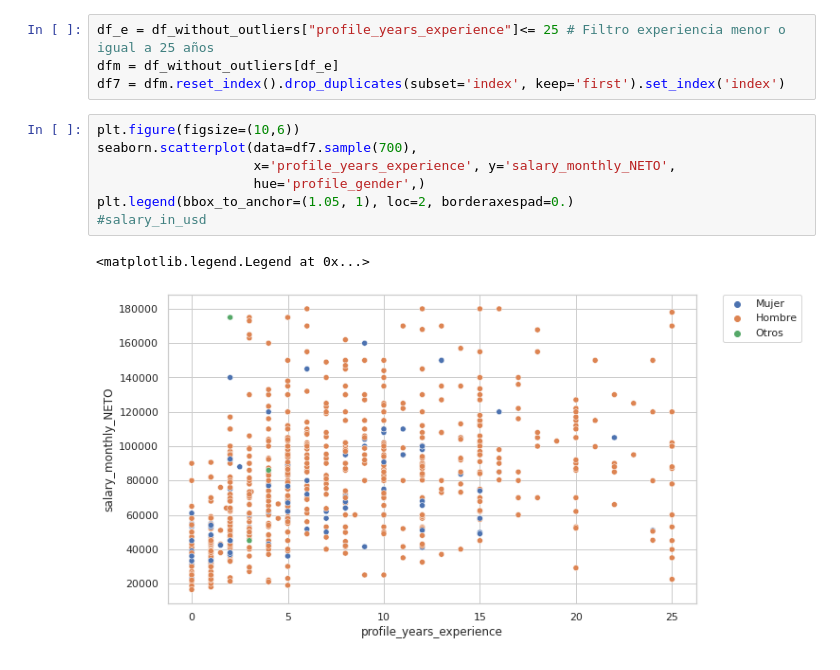
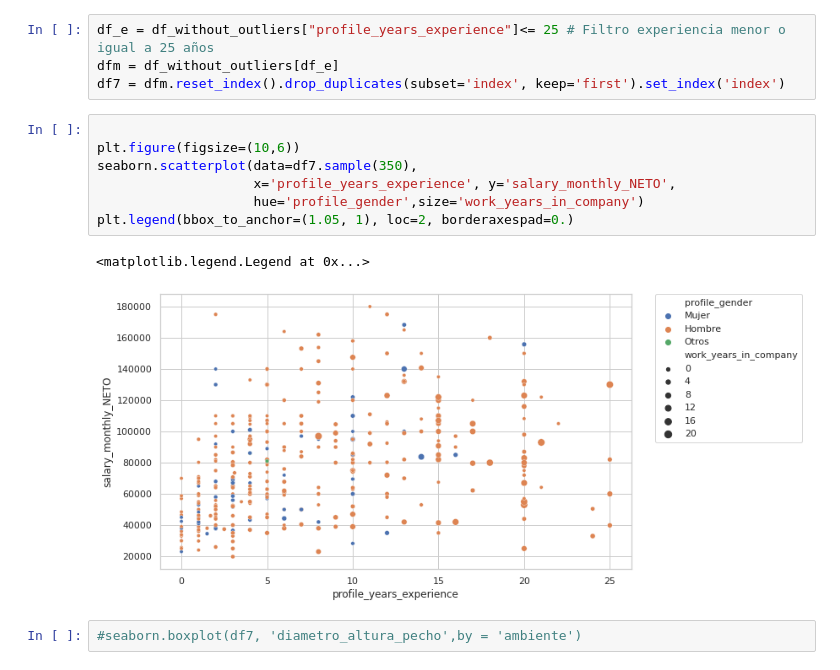
Before and after one commit to argennof/Data_A-V_2022, a Jupyter notebook: Grupo_24_Entregable_Parte_1.ipynb, the cells around one changed output. Cells and saved outputs as stored; diff of their text form.

```diff
--- a/Grupo_24_Entregable_Parte_1.ipynb
+++ b/Grupo_24_Entregable_Parte_1.ipynb
@@ -703,12 +715,14 @@ df_e = df_without_outliers["profile_years_experience"]<= 25 # Filtro experiencia
 dfm = df_without_outliers[df_e]
 df7 = dfm.reset_index().drop_duplicates(subset='index', keep='first').set_index('index')
 # %%
+
 plt.figure(figsize=(10,6))
-seaborn.scatterplot(data=df7.sample(700),
+seaborn.scatterplot(data=df7.sample(350),
                     x='profile_years_experience', y='salary_monthly_NETO',
-                    hue='profile_gender',)
+                    hue='profile_gender',size='work_years_in_company')
 plt.legend(bbox_to_anchor=(1.05, 1), loc=2, borderaxespad=0.)
-#salary_in_usd
 # %% [output]
 <matplotlib.legend.Legend at 0x...>
-[figure, old version]
+[figure, new version]
+# %%
+#seaborn.boxplot(df7, 'diametro_altura_pecho',by = 'ambiente')
```
Also changed, not shown: parts of 8 cells of this notebook.
